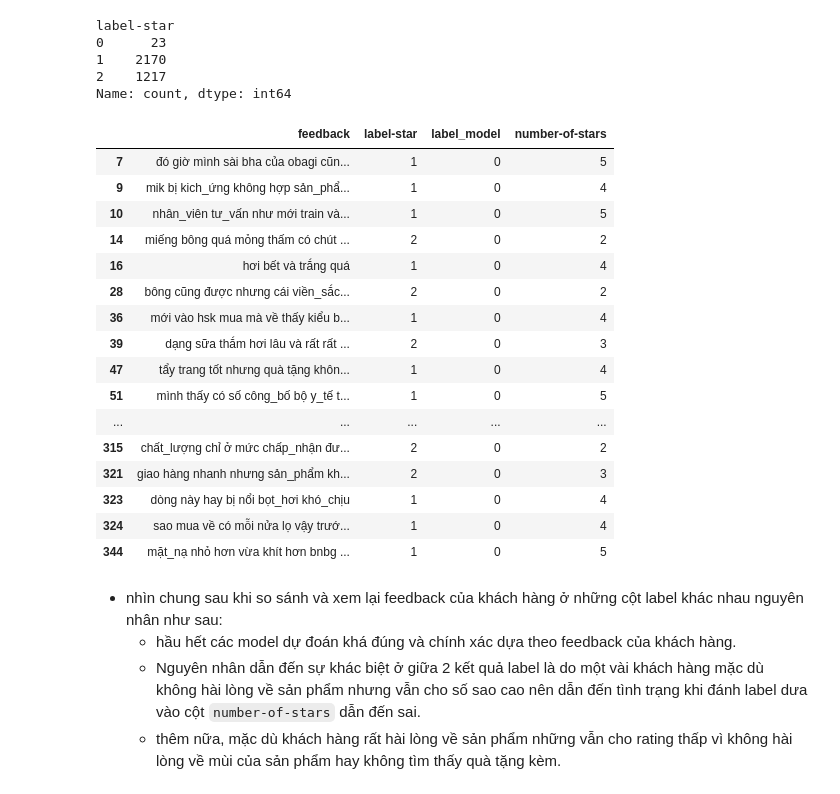
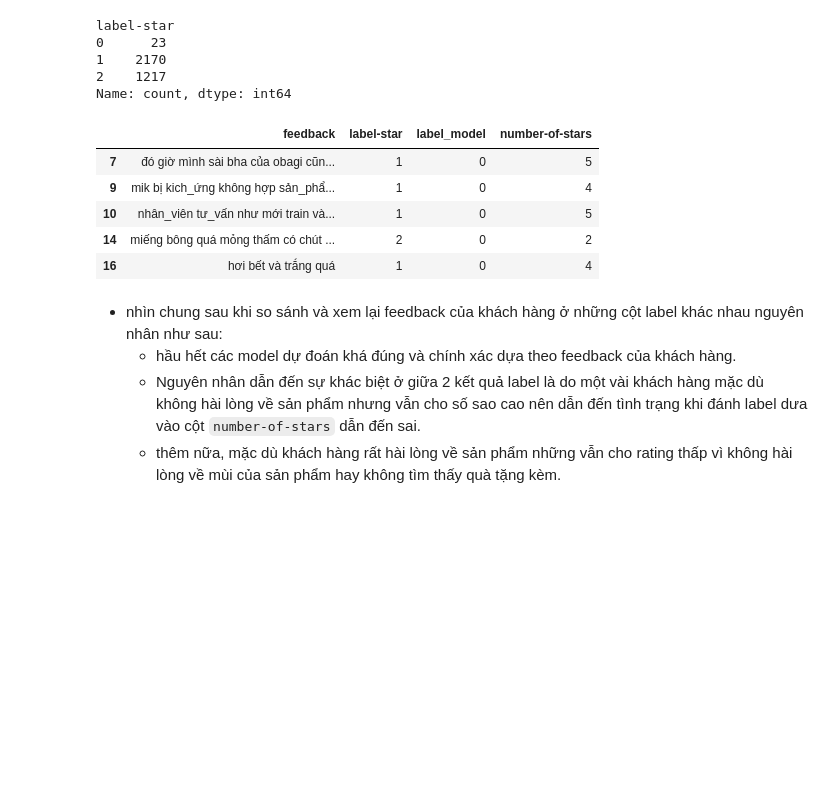
Before and after one commit to VienVien123/Feedback-Customer-Sentiment-Analysis, a Jupyter notebook: feedback-customer-sentiment-analysis.ipynb, the cells around one changed output. Saved outputs shown, nothing was run; the diff lists cells and outputs as text; code cells hidden in the pictures; blank space fills up the shorter version.

```diff
--- a/feedback-customer-sentiment-analysis.ipynb
+++ b/feedback-customer-sentiment-analysis.ipynb
@@ -390,25 +390,14 @@ label-star
 2    1217
 Name: count, dtype: int64
 # %%
-f_diff_subset.query('label_model==0').head(50)
+f_diff_subset.query('label_model==0').head(5)
 # %% [output]
 |  | feedback | label-star | label_model | number-of-stars |
 | 7 | đó giờ mình sài bha của obagi cũn... | 1 | 0 | 5 |
 | 9 | mik bị kich_ứng không hợp sản_phẩ... | 1 | 0 | 4 |
 | 10 | nhân_viên tư_vấn như mới train và... | 1 | 0 | 5 |
 | 14 | miếng bông quá mỏng thấm có chút ... | 2 | 0 | 2 |
 | 16 | hơi bết và trắng quá | 1 | 0 | 4 |
-| 28 | bông cũng được nhưng cái viền_sắc... | 2 | 0 | 2 |
-| 36 | mới vào hsk mua mà về thấy kiểu b... | 1 | 0 | 4 |
-| 39 | dạng sữa thắm hơi lâu và rất rất ... | 2 | 0 | 3 |
-| 47 | tẩy trang tốt nhưng quà tặng khôn... | 1 | 0 | 4 |
-| 51 | mình thấy có số công_bố bộ y_tế t... | 1 | 0 | 5 |
-| ... | ... | ... | ... | ... |
-| 315 | chất_lượng chỉ ở mức chấp_nhận đư... | 2 | 0 | 2 |
-| 321 | giao hàng nhanh nhưng sản_phẩm kh... | 2 | 0 | 3 |
-| 323 | dòng này hay bị nổi bọt_hơi khó_chịu | 1 | 0 | 4 |
-| 324 | sao mua về có mỗi nửa lọ vậy trướ... | 1 | 0 | 4 |
-| 344 | mặt_nạ nhỏ hơn vừa khít hơn bnbg ... | 1 | 0 | 5 |
 # %% [markdown]
 - nhìn chung sau khi so sánh và xem lại feedback của khách hàng ở những cột label khác nhau nguyên nhân như sau:
   - hầu hết các model dự đoán khá đúng và chính xác dựa theo feedback của khách hàng.
```
Also changed, not shown: parts of 1 cell of this notebook.
